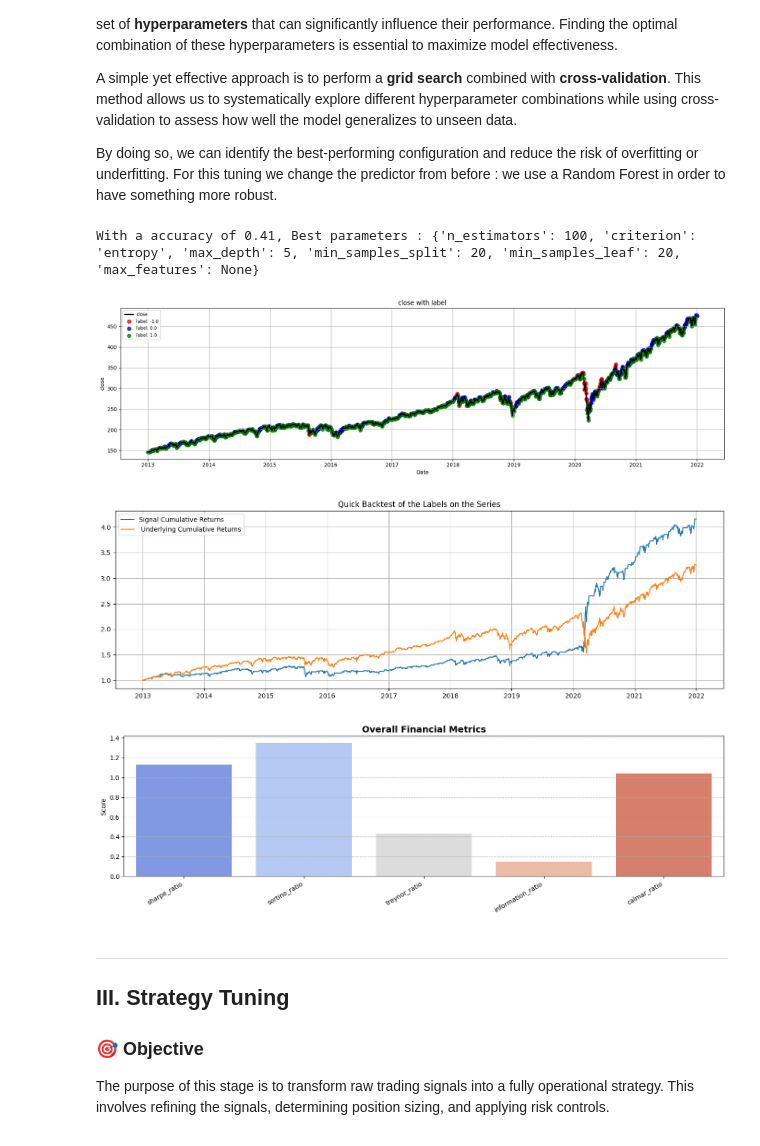
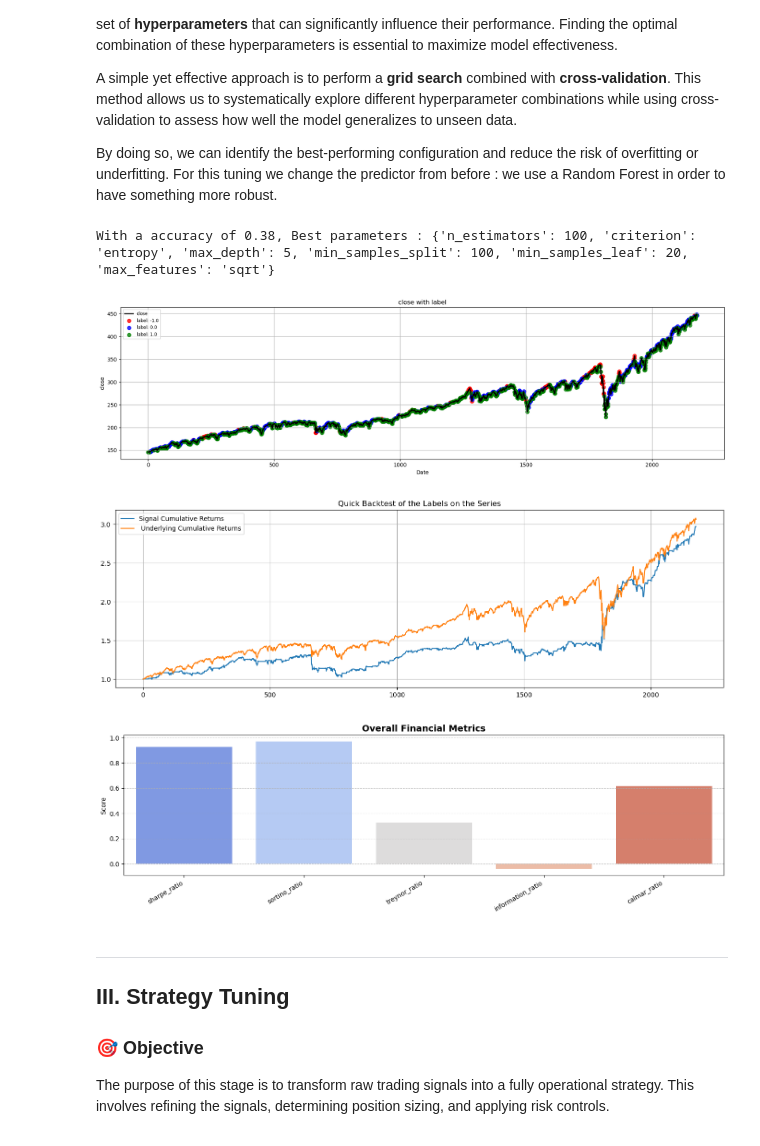
Before and after one commit to Cheval-Paresseux/ChevalParesseux-lib, a Jupyter notebook: notebooks/Research_pipeline.ipynb, the cells around one changed output. Cells and saved outputs as stored; diff of their text form; code cells hidden in the pictures.

Commit message:
start backtest engien

```diff
--- a/notebooks/Research_pipeline.ipynb
+++ b/notebooks/Research_pipeline.ipynb
@@ -488,17 +492,14 @@ plt.show()
 # %%
 # ----- 3. Quick Backtest -----
 #! WARNING : This is a quick backtest on the Training data, the results are not realistic !
-quick_data = selector.extract(data=training_data).copy()
-quick_X = quick_data.drop(columns=non_features).copy()
-quick_y = quick_data['label'].copy()
+temp_X = processed_train.drop(columns=non_features).copy()
+temp_X = selector.extract(data=temp_X)
+signals = predictor.predict(temp_X)
 
-quick_data.loc[:, 'signal'] = predictor.predict(quick_X)
-# quick_data = quick_data.iloc[1500:2500].copy()
-
-lib.plot_series_labels(series=quick_data['close'],label_series=quick_data['signal'],)
+lib.plot_series_labels(series=processed_train['close'],label_series=signals,)
 lib.plot_quick_backtest(
-    series=quick_data['close'],
-    signal=quick_data['signal'],
+    series=processed_train['close'],
+    signal=signals,
     frequence='daily',
     title='Quick Backtest of the Labels on the Series',
     figsize=(17, 5),
@@ -537,62 +538,52 @@ grid_universe = { # We keep a simple grid universe for the example
 }
 criteria = 'accuracy'
 
-sorted_train_df = training_df.sort_values(by='date').copy() # to mix the labels
-sorted_train_df.reset_index(drop=True, inplace=True)
-
-features_df = sorted_train_df.drop(columns=non_features).copy()
-target_vector = sorted_train_df['label'].copy()
-
-nb_observations = len(sorted_train_df)
+nb_observations = len(training_df)
 n_folds = 3
 size_fold = nb_observations // n_folds
 data = []
 for i in range(0, n_folds):
-    idx = i * size_fold
-    X_fold = sorted_train_df.iloc[idx:idx + 1000].drop(columns=non_features).copy()
-    y_fold = sorted_train_df.iloc[idx:idx + 1000]['label'].copy()
+    start_idx = i * size_fold
+    end_idx = (i + 1) * size_fold
+    X_fold = training_df.iloc[start_idx : end_idx].drop(columns=non_features).copy()
+    y_fold = training_df.iloc[start_idx : end_idx]['label'].copy()
     data.append((X_fold, y_fold))
 
 tuner.fit(model=model, grid_universe=grid_universe, data=data, criteria=criteria)
 best_params = tuner.best_params
 print(f'With a {criteria} of {tuner.best_score:.2f}, Best parameters : {best_params}')
 # %% [output]
-With a accuracy of 0.41, Best parameters : {'n_estimators': 100, 'criterion': 'entropy', 'max_depth': 5, 'min_samples_split': 20, 'min_samples_leaf': 20, 'max_features': None}
+With a accuracy of 0.38, Best parameters : {'n_estimators': 100, 'criterion': 'entropy', 'max_depth': 5, 'min_samples_split': 100, 'min_samples_leaf': 20, 'max_features': 'sqrt'}
 # %%
 """
 The cross-validation average score is not the best metric to use here as we have a temporal data and the model is trained on the past data.
 But it is still a good metric to use to assess the model performance.
 """
-data_train = (features_df, target_vector)
+data_train = (X_train, y_train)
 fitted_model = tuner.extract(model=model, data=data_train)
 # %%
 # ----- 3. Quick Backtest -----
 """
 As we can see, the model underperfomed the underlying for most of the time but made really good trades during the 2020 crisis.
 Also, the model predict mostly long trades which can be a worry if the underlying start to go on a long period bear market.
 The model is not really good but it is a good start and we can improve it by tuning the parameters and adding more features.
 
 WARNING : This is a quick backtest on the Training data which are the data the model was trained on, so it should perform worse on the testing data.
 """
-full_train_df = selector.extract(data=training_data).copy()
-X_train = full_train_df.drop(columns=non_features).copy()
-y_train = full_train_df['label'].copy()
+signals = fitted_model.predict(temp_X)
 
-full_train_df.loc[:, 'signal'] = fitted_model.predict(X_train)
-# full_train_df = full_train_df.iloc[1500:2500].copy()
-
-lib.plot_series_labels(series=full_train_df['close'],label_series=full_train_df['signal'],)
+lib.plot_series_labels(series=processed_train['close'],label_series=signals)
 lib.plot_quick_backtest(
-    series=full_train_df['close'],
-    signal=full_train_df['signal'],
+    series=processed_train['close'],
+    signal=signals,
     frequence='daily',
     title='Quick Backtest of the Labels on the Series',
     figsize=(17, 5),
 )
 # %% [output]
-[figure, old version]
+[figure, new version]
-[figure, old version]
+[figure, new version]
-[figure, old version]
+[figure, new version]
 # %% [markdown]
 ---
 
```
Also changed, not shown: parts of 33 cells of this notebook, 4 other files.
